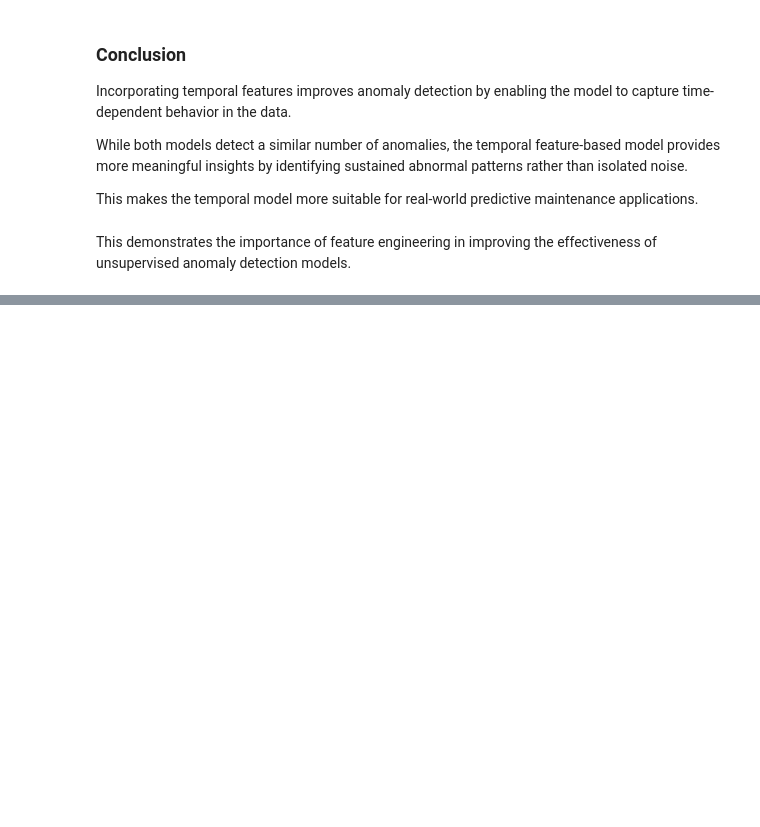
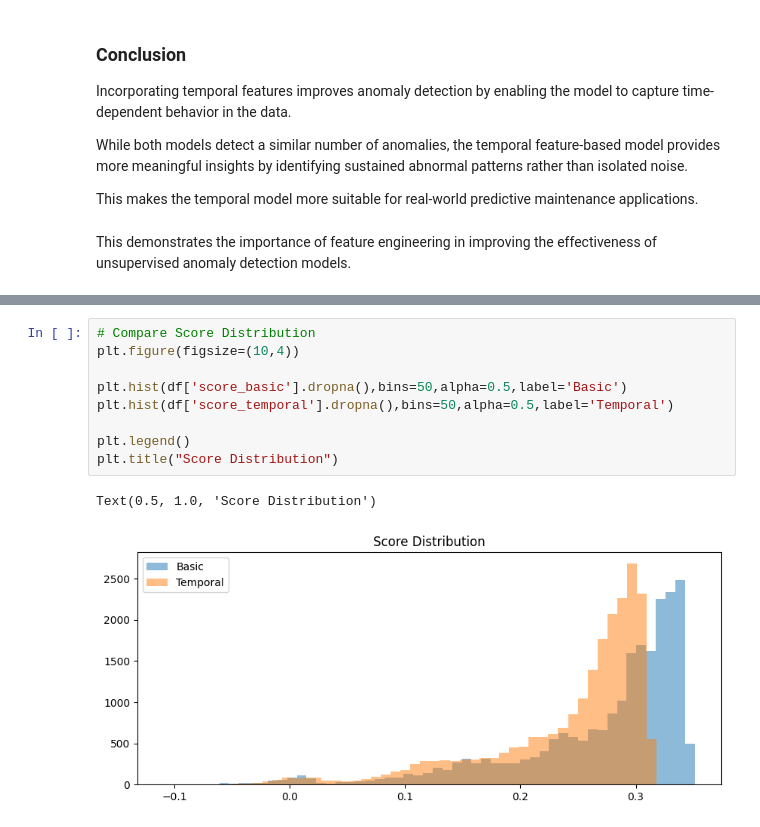
Before and after one commit to MohanManohar/predictive-maintenance-ml, a Jupyter notebook: notebooks/Machine_failure_detection.ipynb, the cells around one changed output, grey strips where cells are left out. Drawn from its saved outputs; the diff is of its cells as text; blank space fills up the shorter version.

```diff
--- a/notebooks/Machine_failure_detection.ipynb
+++ b/notebooks/Machine_failure_detection.ipynb
@@ -519,0 +524,12 @@ This demonstrates the importance of feature engineering in improving the effecti
+# %%
+# Compare Score Distribution
+plt.figure(figsize=(10,4))
+
+plt.hist(df['score_basic'].dropna(),bins=50,alpha=0.5,label='Basic')
+plt.hist(df['score_temporal'].dropna(),bins=50,alpha=0.5,label='Temporal')
+
+plt.legend()
+plt.title("Score Distribution")
+# %% [output]
+Text(0.5, 1.0, 'Score Distribution')
+[figure, added]
```
Also changed, not shown: parts of 17 cells of this notebook.
